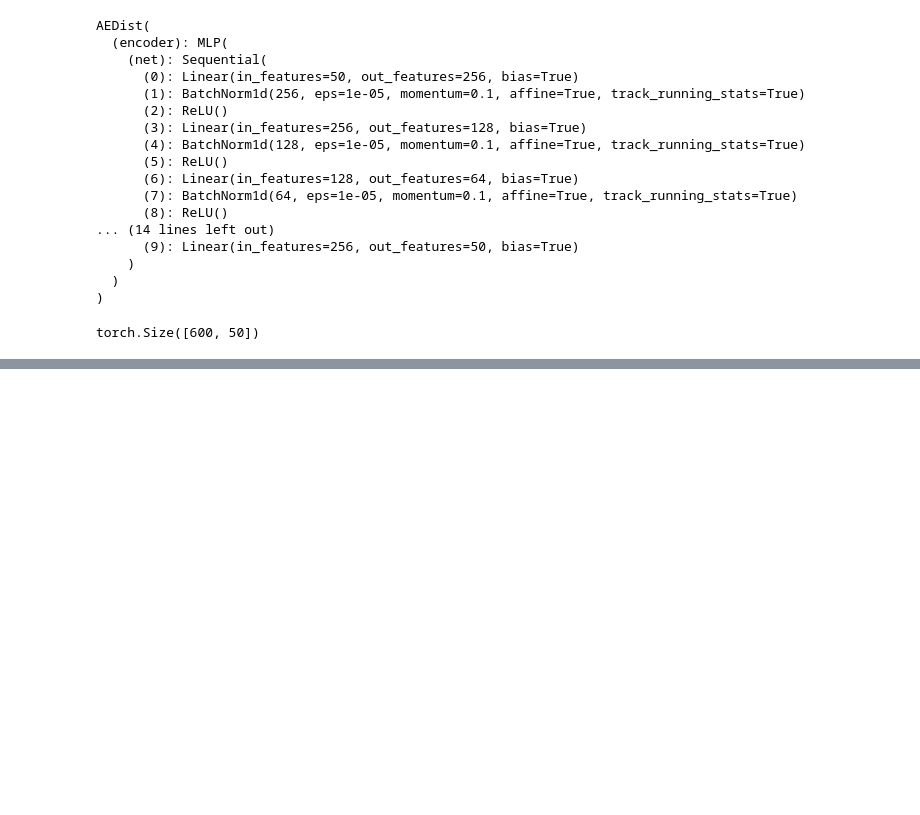
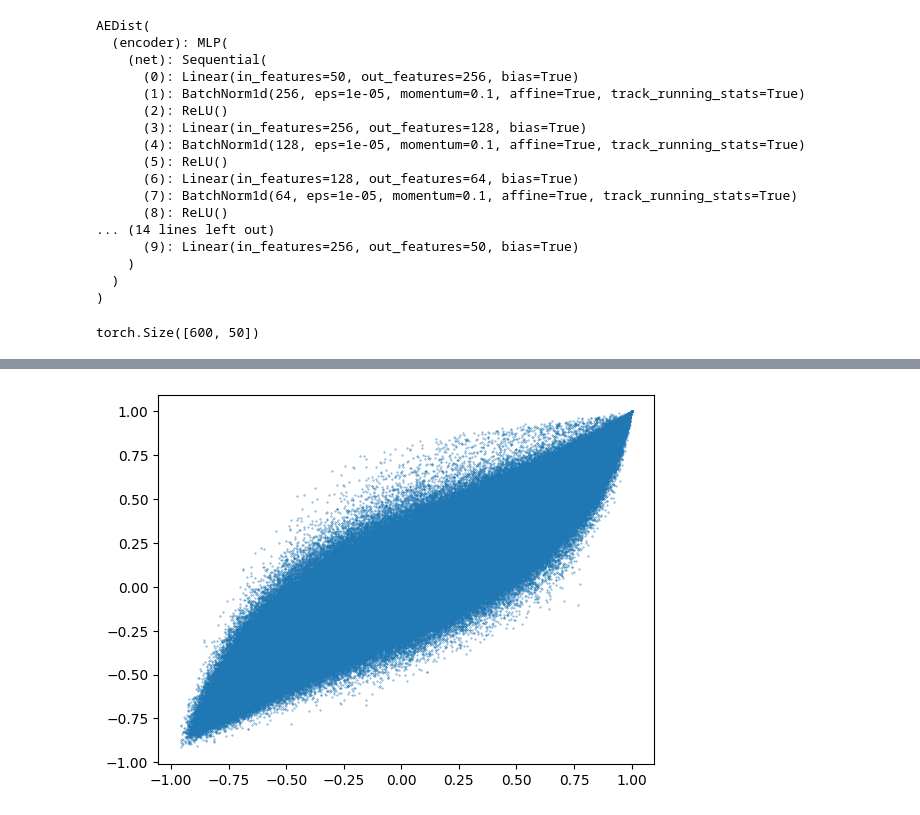
Before and after one commit to KrishnaswamyLab/GeometryAwareGenerativeAutoencoder, a Jupyter notebook: notebooks/dm_2_eval.ipynb, the cells around one changed output, grey strips where cells are left out. Cells and saved outputs as stored; diff of their text form; code cells hidden in the pictures; blank space fills up the shorter version.

```diff
--- a/notebooks/dm_2_eval.ipynb
+++ b/notebooks/dm_2_eval.ipynb
@@ -269,0 +309,5 @@ pc_data = np.load('../data/eb_all_pcs_correct.npz')
+# %%
+pca_data = test_decoded.cpu().numpy()
+orig_dec = np.dot(pca_data, pca_loadings.T) + data_mean
+orig_dec = np.asarray(orig_dec)
+orig_dec = torch.tensor(orig_dec, dtype=torch.float32)
@@ -269,0 +375,5 @@ pc_data = np.load('../data/eb_all_pcs_correct.npz')
+# %%
+plt.scatter(corrs_magic.flatten(), corrs_dec.flatten(), s=.1, alpha=.5)
+plt.show()
+# %% [output]
+[figure, added]
```
Also changed, not shown: parts of 25 cells of this notebook, 15 other files.
